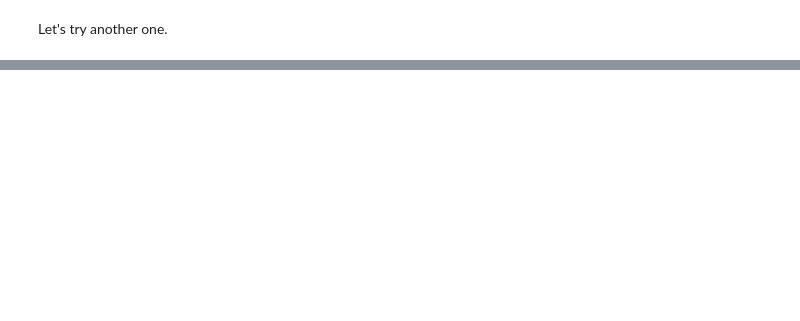
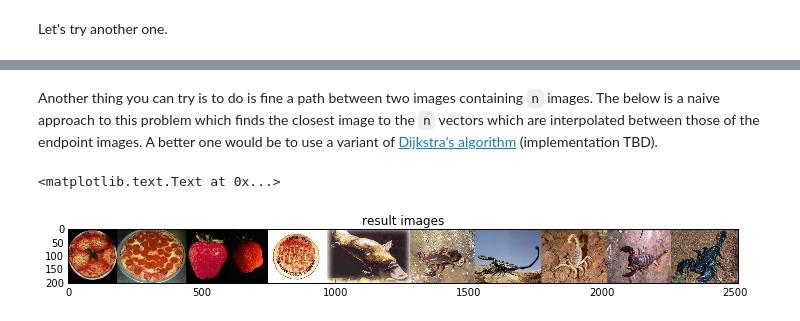
Before and after one commit to ml4a/ml4a, a Jupyter notebook: notebooks/image-search.ipynb, the cells around one changed output, grey strips where cells are left out. Cells and saved outputs as stored; diff of their text form; code cells hidden in the pictures; blank space fills up the shorter version.

```diff
--- a/notebooks/image-search.ipynb
+++ b/notebooks/image-search.ipynb
@@ -241,0 +244,26 @@ matplotlib.pyplot.title("result images")
+# %% [markdown]
+Another thing you can try is to do is fine a path between two images containing `n` images. The below is a naive approach to this problem which finds the closest image to the `n` vectors which are interpolated between those of the endpoint images. A better one would be to use a variant of [Dijkstra's algorithm](https://en.wikipedia.org/wiki/Dijkstra%27s_algorithm) (implementation TBD).
+# %%
+def get_image_path_between(query_image_idx_1, query_image_idx_2, num_hops=4):
+    path = [query_image_idx_1, query_image_idx_2]
+    for hop in range(num_hops-1):
+        t = float(hop+1) / num_hops
+        lerp_acts = t * acts[query_image_idx_1] + (1.0-t) * acts[query_image_idx_2]
+        distances = [distance.euclidean(lerp_acts, act) for act in acts]
+        idx_closest = sorted(range(len(distances)), key=lambda k: distances[k])
+        path.insert(1, [i for i in idx_closest if i not in path][0])
+    return path
+
+num_hops = 10
+query_image_idx_1 = int(num_images*random.random())
+query_image_idx_2 = int(num_images*random.random())
+
+path = get_image_path_between(query_image_idx_1, query_image_idx_2, num_hops)
+
+path_image = get_concatenated_images(path, 200)
+matplotlib.pyplot.figure(figsize = (12,12))
+imshow(path_image)
+matplotlib.pyplot.title("result images")
+# %% [output]
+<matplotlib.text.Text at 0x...>
+[figure, added]
```
Also changed, not shown: parts of 5 cells of this notebook, 2 other files.
